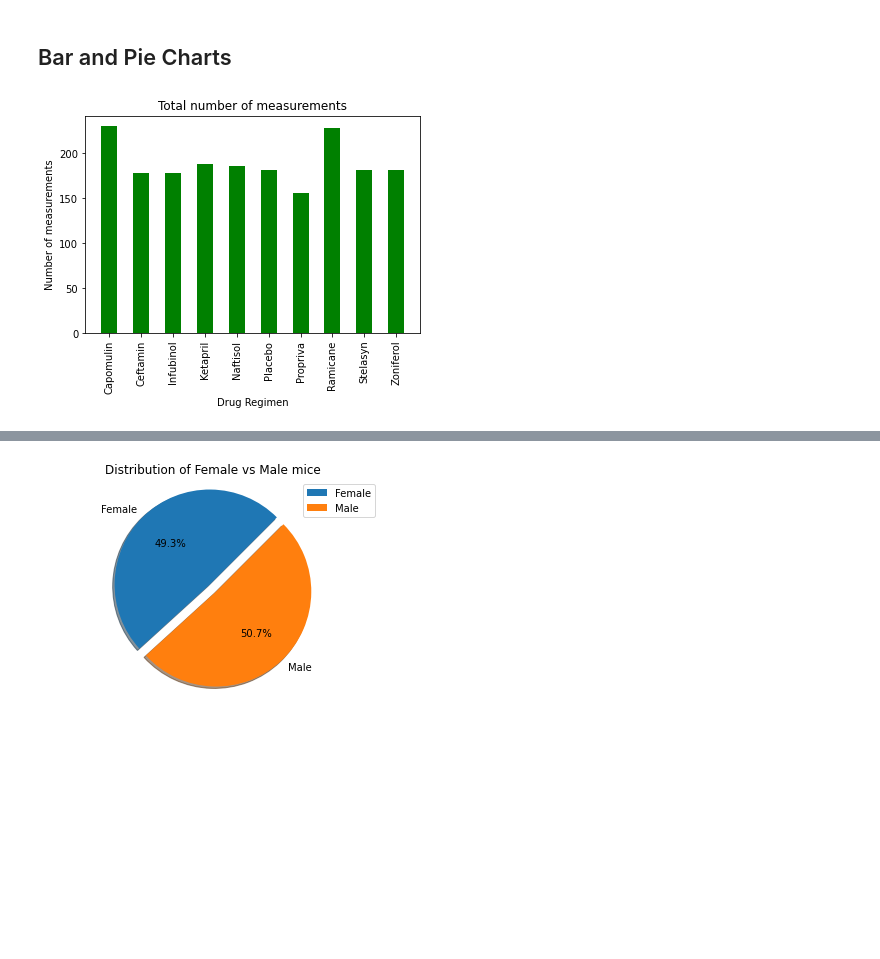
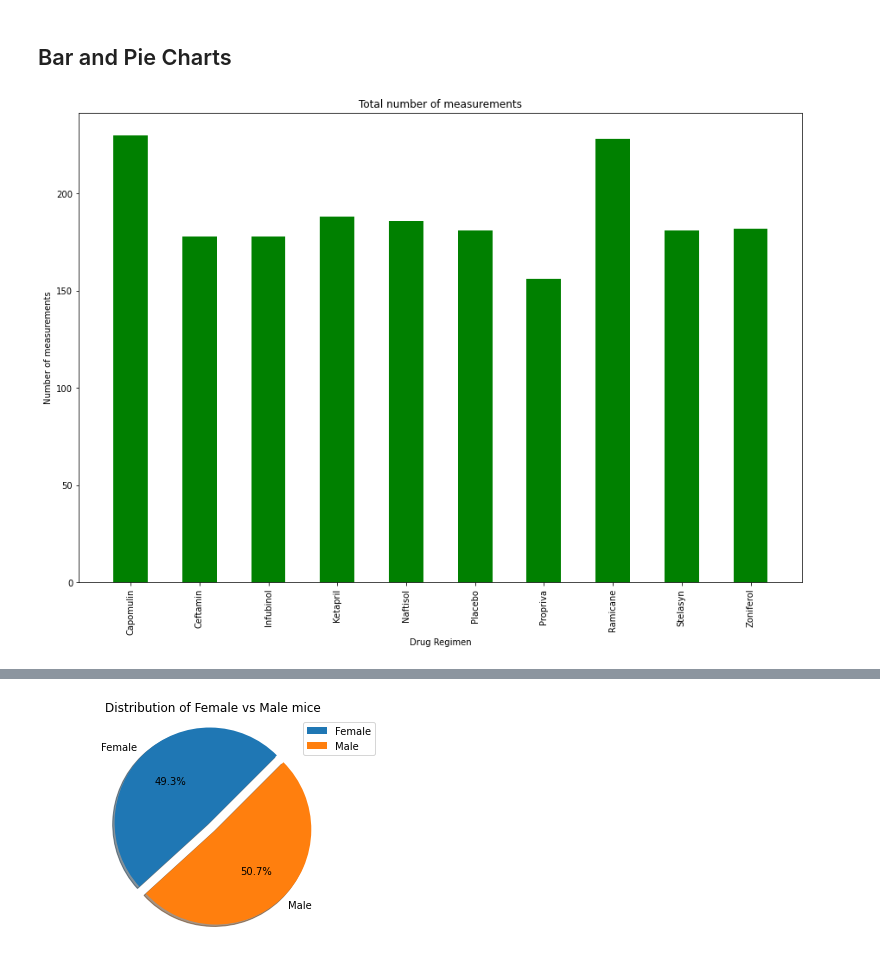
Before and after one commit to leoipn/matplotlib-challenge, a Jupyter notebook: Pymaceuticals/pymaceuticals_starter.ipynb, the cells around one changed output, grey strips where cells are left out. Cells and saved outputs as stored; diff of their text form; code cells hidden in the pictures; blank space fills up the shorter version.

```diff
--- a/Pymaceuticals/pymaceuticals_starter.ipynb
+++ b/Pymaceuticals/pymaceuticals_starter.ipynb
@@ -128,18 +143,21 @@ group_by_drug_regimen['Tumor Volume (mm3)'].aggregate(['mean','median','var','st
 # %%
 # Generate a bar plot showing the total number of measurements taken on each drug regimen using pandas.
 total_measurements = group_by_drug_regimen['Mouse ID'].count()
 
 ## Create Bar plot
+plt.figure(figsize=(15, 10))
 bar_chart =total_measurements.plot(kind='bar', color='g', width=0.5)
 ## Setting labels and properties
+
 bar_chart.set_ylabel('Number of measurements')
 bar_chart.set_title('Total number of measurements')
 plt.xlim(-0.75, len(x_axis)-0.25)
 
+
 plt.savefig("../Images/pandas_bar_plot.png", bbox_inches = "tight")
 plt.show()
 # %% [output]
-[figure, old version]
+[figure, new version]
 # %%
 # Generate a bar plot showing the total number of measurements taken on each drug regimen using pyplot.
 labels = total_measurements.index.tolist()
```
Also changed, not shown: parts of 11 cells of this notebook.
